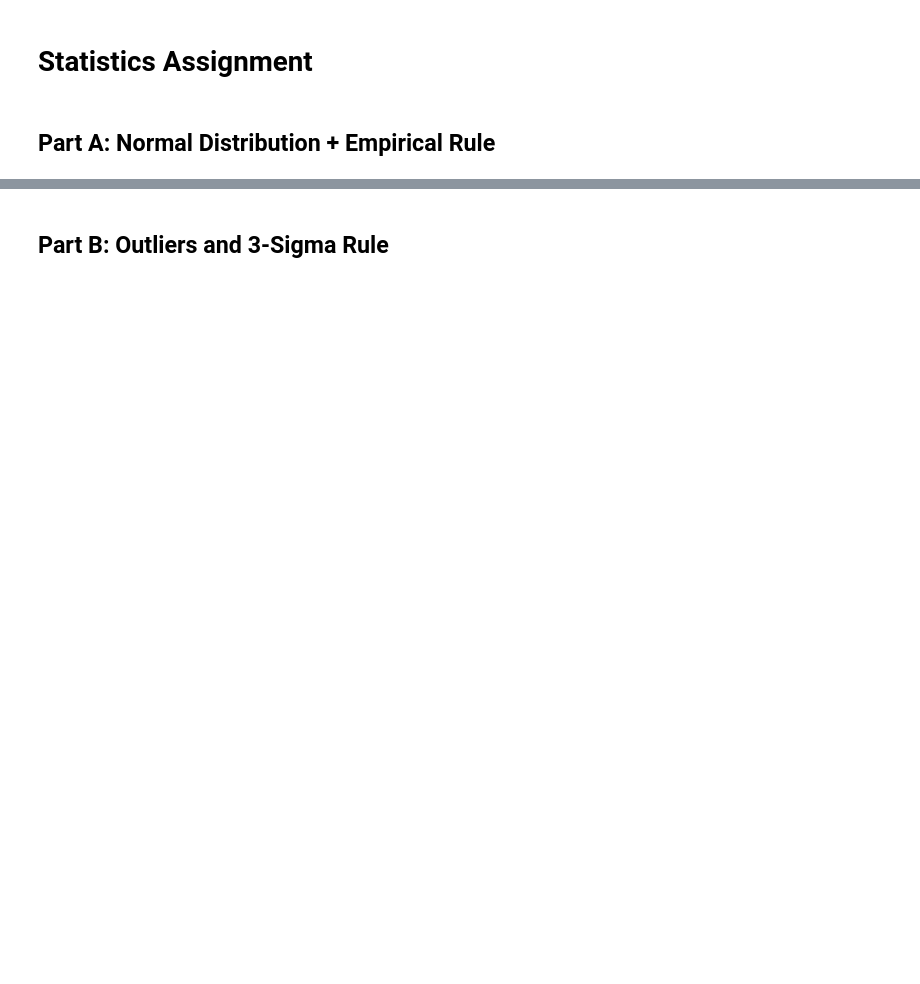
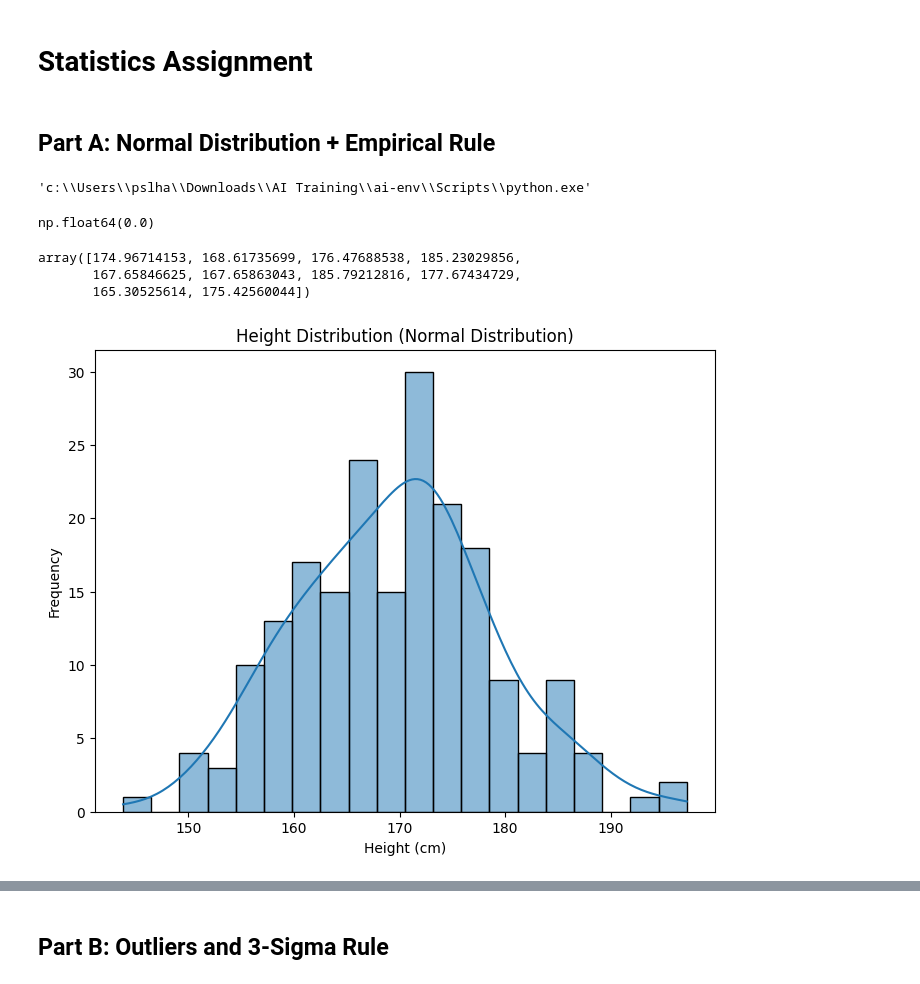
Before and after one commit to harika0345/harika_ai, a Jupyter notebook: math/assignments/stats_assignment.ipynb, the cells around one changed output, grey strips where cells are left out. Drawn from its saved outputs; the diff is of its cells as text; code cells hidden in the pictures; blank space fills up the shorter version.

Commit message:
Updated stats assignment

```diff
--- a/math/assignments/stats_assignment.ipynb
+++ b/math/assignments/stats_assignment.ipynb
@@ -12,3 +12,39 @@ import scipy.stats as stats
 # 2) Plot a histogram with KDE and label axes/title.
 # 3) Compute the percentage of data within 1, 2, and 3 standard deviations of the mean.
 #    Print results in a small table or formatted text.
+# %%
+import sys
+sys.executable
+# %% [output]
+'c:\\Users\\pslha\\Downloads\\AI Training\\ai-env\\Scripts\\python.exe'
+# %%
+import scipy.stats as stats
+stats.norm.mean()
+# %% [output]
+np.float64(0.0)
+# %%
+import numpy as np
+import matplotlib.pyplot as plt
+import seaborn as sns
+import scipy.stats as stats
+
+# Generate height data
+np.random.seed(42)  # for reproducibility
+heights = np.random.normal(loc=170, scale=10, size=200)
+
+heights[:10]  # preview first 10 values
+# %% [output]
+array([174.96714153, 168.61735699, 176.47688538, 185.23029856,
+       167.65846625, 167.65863043, 185.79212816, 177.67434729,
+       165.30525614, 175.42560044])
+# %%
+plt.figure(figsize=(8, 6))
+
+sns.histplot(heights, kde=True, bins=20)
+
+plt.xlabel("Height (cm)")
+plt.ylabel("Frequency")
+plt.title("Height Distribution (Normal Distribution)")
+plt.show()
+# %% [output]
+[figure, added]
```
Also changed, not shown: parts of 15 cells of this notebook.
